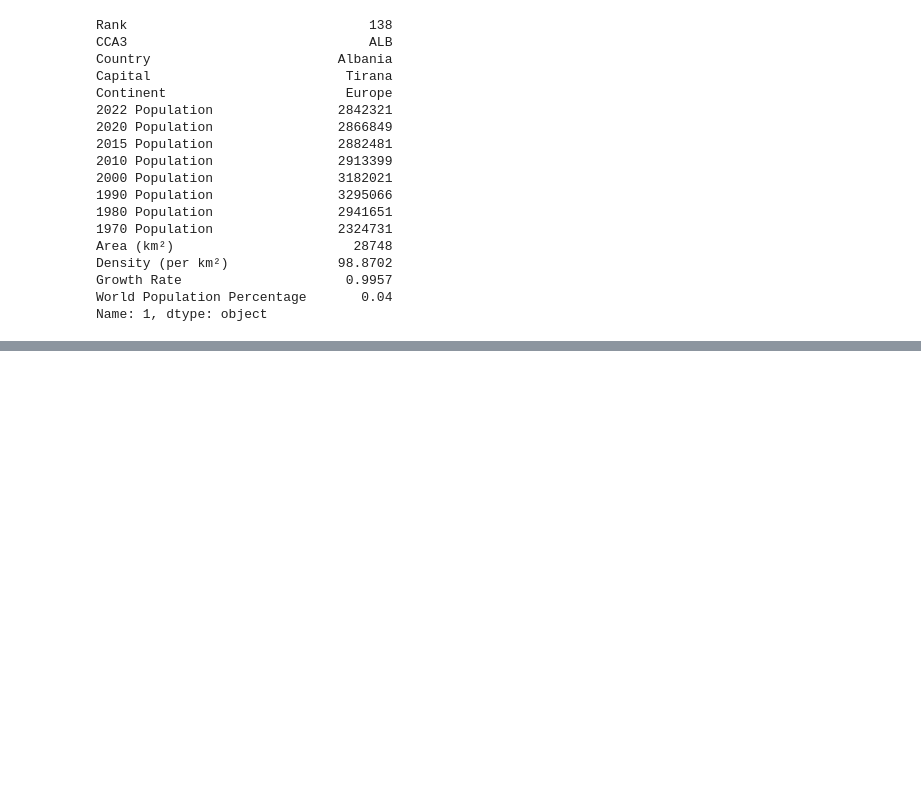
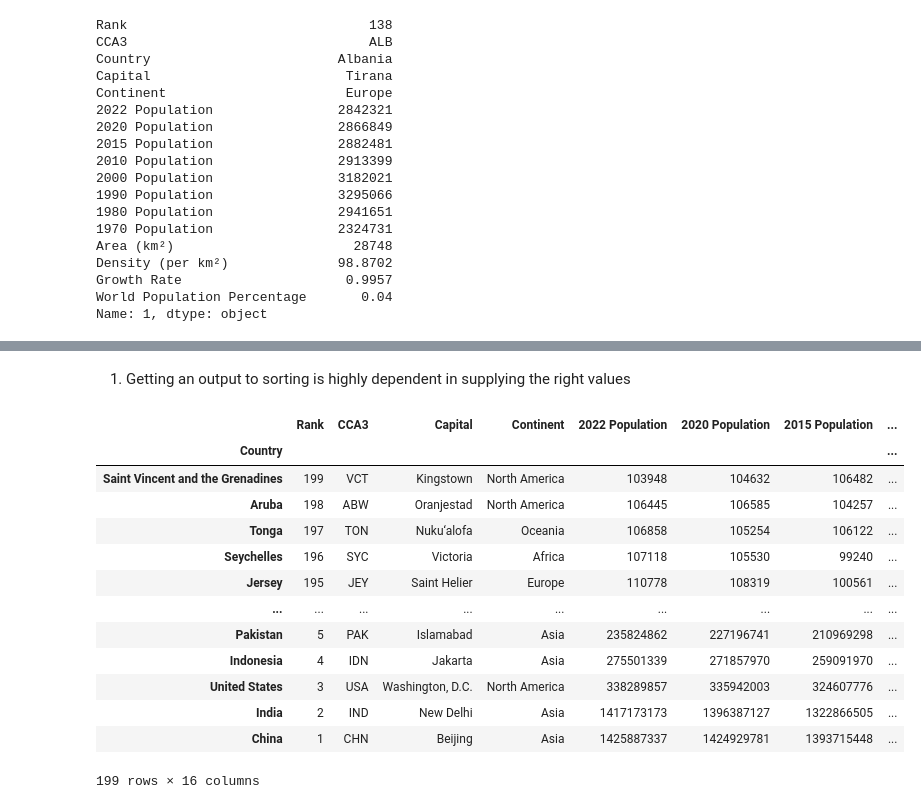
Before and after one commit to xyizko/xo-mathz, a Jupyter notebook: nb/yt-pandas-2.ipynb, the cells around one changed output, grey strips where cells are left out. Cells and saved outputs as stored; diff of their text form; code cells hidden in the pictures; blank space fills up the shorter version.

```diff
--- a/nb/yt-pandas-2.ipynb
+++ b/nb/yt-pandas-2.ipynb
@@ -675,0 +708,19 @@ Name: 1, dtype: object
+# %% [markdown]
+1. Getting an output to sorting is highly dependent in supplying the right values
+# %%
+po21[po21["2022 Population"] > 100000].sort_values(by="2022 Population")
+# %% [output]
+|  | Rank | CCA3 | Capital | Continent | 2022 Population | 2020 Population | 2015 Population | ... |
+| Country |  |  |  |  |  |  |  | ... |
+| Saint Vincent and the Grenadines | 199 | VCT | Kingstown | North America | 103948 | 104632 | 106482 | ... |
+| Aruba | 198 | ABW | Oranjestad | North America | 106445 | 106585 | 104257 | ... |
+| Tonga | 197 | TON | Nuku‘alofa | Oceania | 106858 | 105254 | 106122 | ... |
+| Seychelles | 196 | SYC | Victoria | Africa | 107118 | 105530 | 99240 | ... |
+| Jersey | 195 | JEY | Saint Helier | Europe | 110778 | 108319 | 100561 | ... |
+| ... | ... | ... | ... | ... | ... | ... | ... | ... |
+| Pakistan | 5 | PAK | Islamabad | Asia | 235824862 | 227196741 | 210969298 | ... |
+| Indonesia | 4 | IDN | Jakarta | Asia | 275501339 | 271857970 | 259091970 | ... |
+| United States | 3 | USA | Washington, D.C. | North America | 338289857 | 335942003 | 324607776 | ... |
+| India | 2 | IND | New Delhi | Asia | 1417173173 | 1396387127 | 1322866505 | ... |
+| China | 1 | CHN | Beijing | Asia | 1425887337 | 1424929781 | 1393715448 | ... |
+199 rows × 16 columns
```
Also changed, not shown: parts of 3 cells of this notebook.
